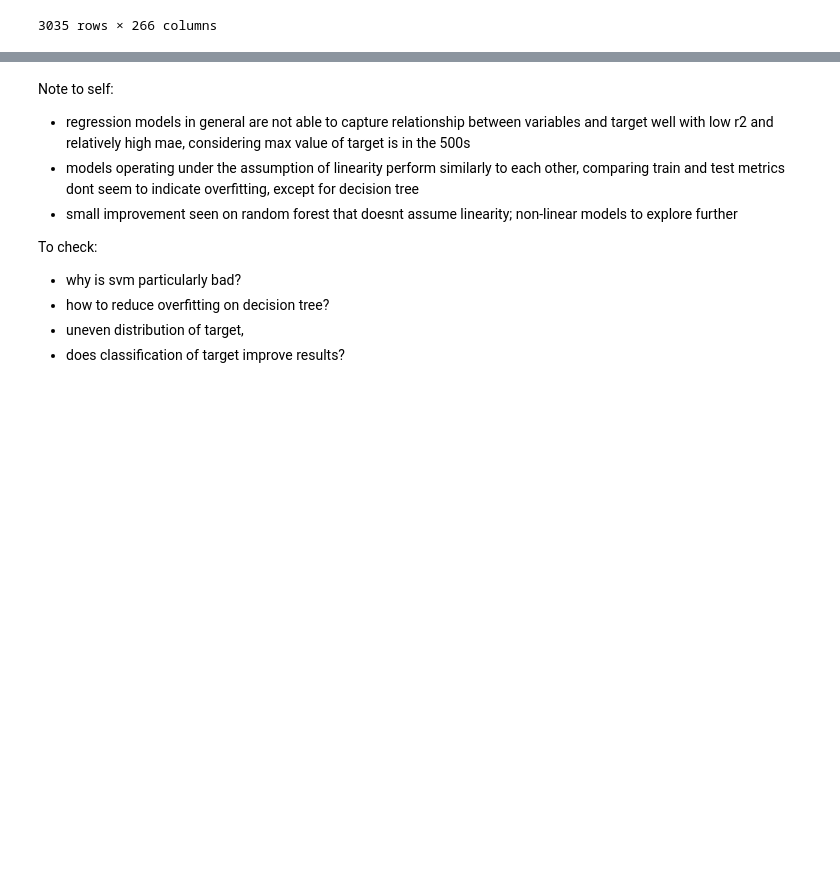
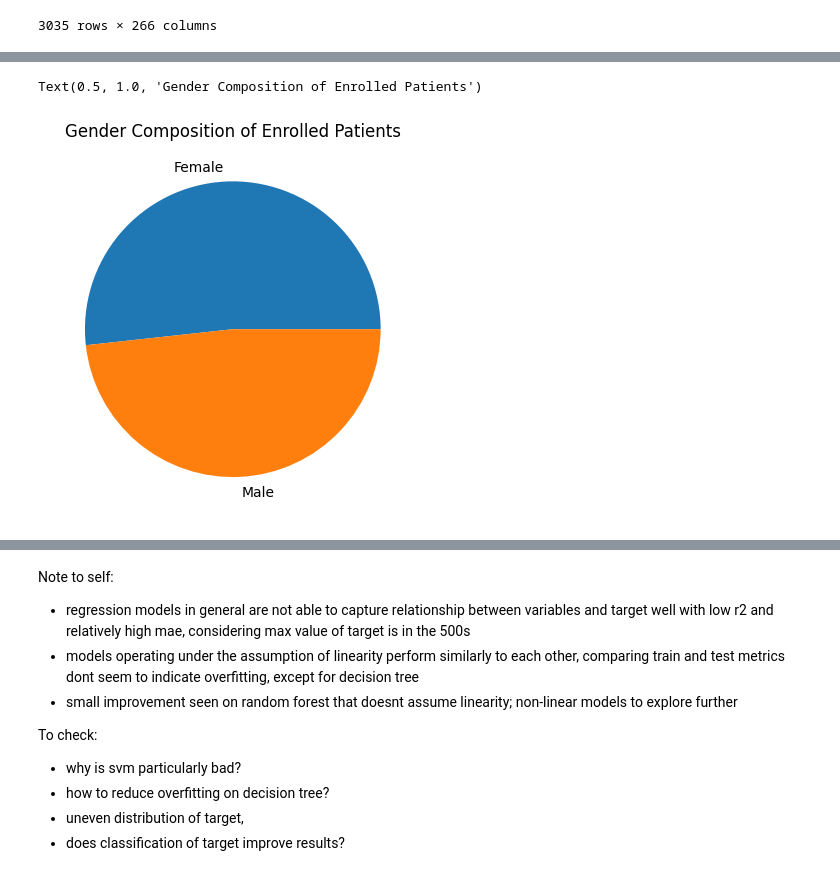
Before and after one commit to nurainizailani/StrokePrediction, a Jupyter notebook: data_exploration.ipynb, the cells around one changed output, grey strips where cells are left out. Cells and saved outputs as stored; diff of their text form; code cells hidden in the pictures; blank space fills up the shorter version.

```diff
--- a/data_exploration.ipynb
+++ b/data_exploration.ipynb
@@ -114,0 +182,7 @@ Name: deathdate_unknown, dtype: float64
+# %%
+# plot gender composition
+plt.pie(df['gender'].value_counts(), labels=['Female', 'Male'])
+plt.title('Gender Composition of Enrolled Patients')
+# %% [output]
+Text(0.5, 1.0, 'Gender Composition of Enrolled Patients')
+[figure, added]
```
Also changed, not shown: parts of 40 cells of this notebook, 36 other files.
